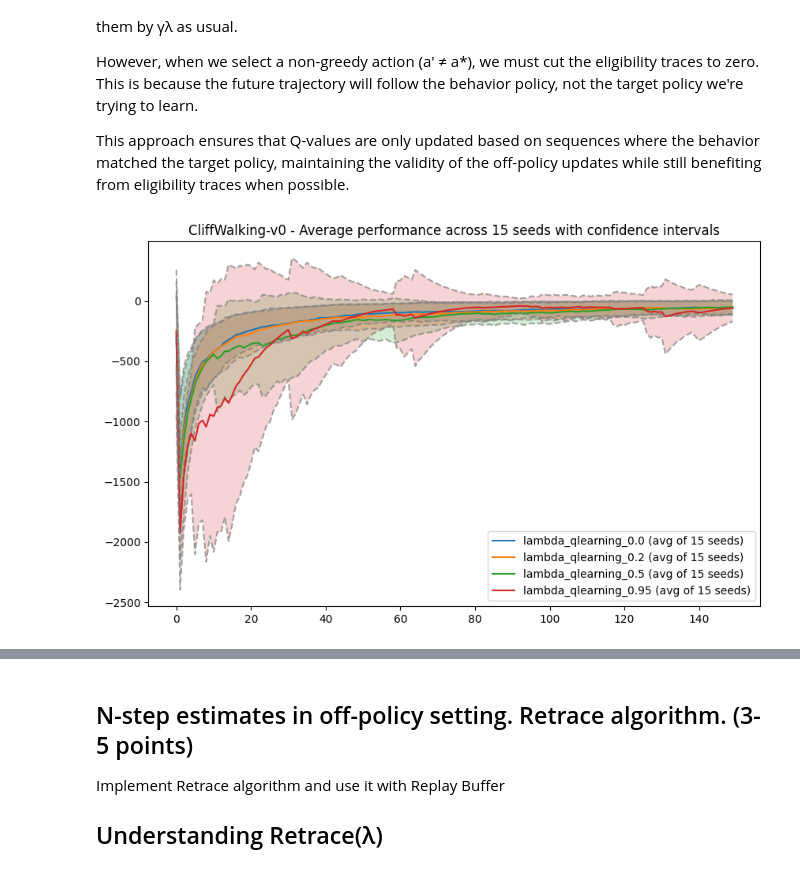
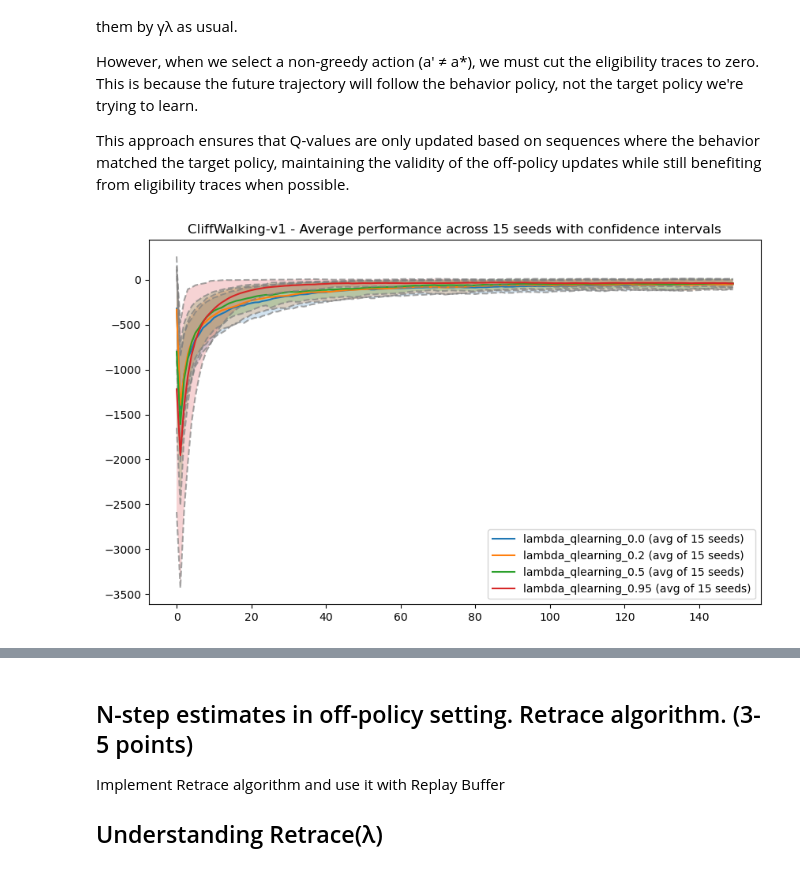
Before and after one commit to g0djan/Practical_RL, a Jupyter notebook: week03_model_free/homework.ipynb, the cells around one changed output, grey strips where cells are left out. Cells and saved outputs as stored; diff of their text form; code cells hidden in the pictures.

```diff
--- a/week03_model_free/homework.ipynb
+++ b/week03_model_free/homework.ipynb
@@ -345,7 +359,7 @@ def play_and_train(env, agent, t_max=10**4):
     for t in range(t_max):
         # get agent to pick action given state s.
         # <YOUR CODE HERE>
-        a =
+        a = agent.get_action(s)
 
         # </END OF YOUR CODE>
 
@@ -353,7 +367,7 @@ def play_and_train(env, agent, t_max=10**4):
         done = terminated
         # train (update) agent for state s
         # <YOUR CODE HERE>
-        agent.update()
+        agent.update(s, a, r, next_s)
 
         # </END OF YOUR CODE>
 
@@ -462,2 +479,5 @@ visualize_cartpole_observation_distribution(unwraped_env_samples)
 # %% [markdown]
 ## Discretize environment
+# %%
+s, _ = env.reset()
+s[0]
@@ -475,7 +497,7 @@ class Discretizer(ObservationWrapper):
         # You may pick a different n_digits for each dimension.
 
         # <YOUR CODE HERE>
-        state =
+        state = np.round(state, self.n_digits)
 
         # </END OF YOUR CODE>
 
@@ -1286,7 +1476,8 @@ class QLambdaAgent(QLearningAgent):
         self.lambda_factor = lambda_factor
 
     def reset(self):
-        pass
+        for s, a in list(self.eligibility_trace.keys()):
+            del self.eligibility_trace[(s, a)]
 
     def update(self, state, action, reward, next_state, _done):
         """
@@ -1294,21 +1485,15 @@ class QLambdaAgent(QLearningAgent):
         - Updates Q-values using eligibility traces.
         - Adjusts traces based on whether the selected action matches the best action.
         """
-        # Update eligibility traces
         for s, a in list(self.eligibility_trace.keys()):
             if action == self.get_best_action(state):
-                # Decay eligibility trace (but never immediately zero it)
-                # <YOUR CODE HERE>
-
-                # </END OF YOUR CODE>
+                self.eligibility_trace[(s, a)] = self.discount * self.lambda_factor * self.eligibility_trace[(s, a)]
             else:
-                # <YOUR CODE HERE>
-
-                # </END OF YOUR CODE>
-
-            # Remove traces close to zero
+                self.eligibility_trace[(s, a)] = 0
             if abs(self.eligibility_trace[(s, a)]) < 1e-6:
                 del self.eligibility_trace[(s, a)]
+
+
 
         # Compute TD error with check for terminal state
         next_value = self.get_value(next_state) if next_state is not None else 0
@@ -1316,13 +1501,15 @@ class QLambdaAgent(QLearningAgent):
 
         # Update eligibility trace for (state, action)
         # <YOUR CODE HERE>
+        self.eligibility_trace[(state, action)] += 1
+
 
         # </END OF YOUR CODE>
 
         # Iterate over all stored (s, a) pairs in eligibility trace
         for s, a in list(self.eligibility_trace.keys()):
             # <YOUR CODE HERE>
-            new_qvalue =
+            new_qvalue = self.get_qvalue(s, a) + self.alpha * delta * self.eligibility_trace[(s, a)]
 
             # </END OF YOUR CODE>
             self.set_qvalue(s, a, new_qvalue)
@@ -1348,9 +1535,9 @@ def evaluate_lambda_qlearning(env_builder, n_episodes=1000, t_max=10000, n_seeds
         exp_setups, num_episodes=n_episodes, t_max=t_max, plot_every=1000, span=span, num_seeds=n_seeds
     )
 # %%
-evaluate_lambda_qlearning(lambda: gym.make("CliffWalking-v0"), n_episodes=150, t_max=1000, n_seeds=15, span=20)
+evaluate_lambda_qlearning(lambda: gym.make("CliffWalking-v1"), n_episodes=150, t_max=1000, n_seeds=15, span=20)
 # %% [output]
-[figure, old version]
+[figure, new version]
 # %%
 evaluate_lambda_qlearning(lambda: gym.make("Taxi-v3"), n_episodes=150, t_max=1000, n_seeds=15, span=20)
 # %% [output]
```
Also changed, not shown: parts of 43 cells of this notebook, 2 other files.
